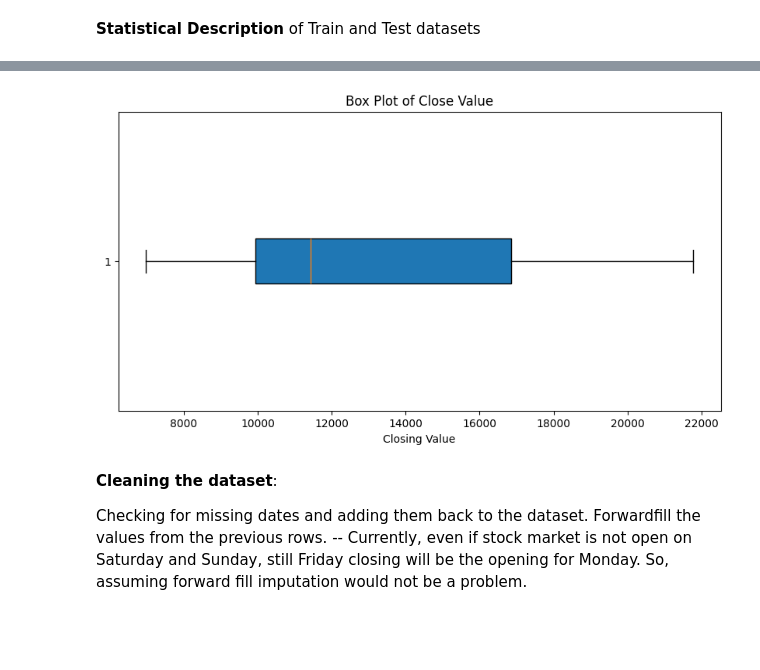
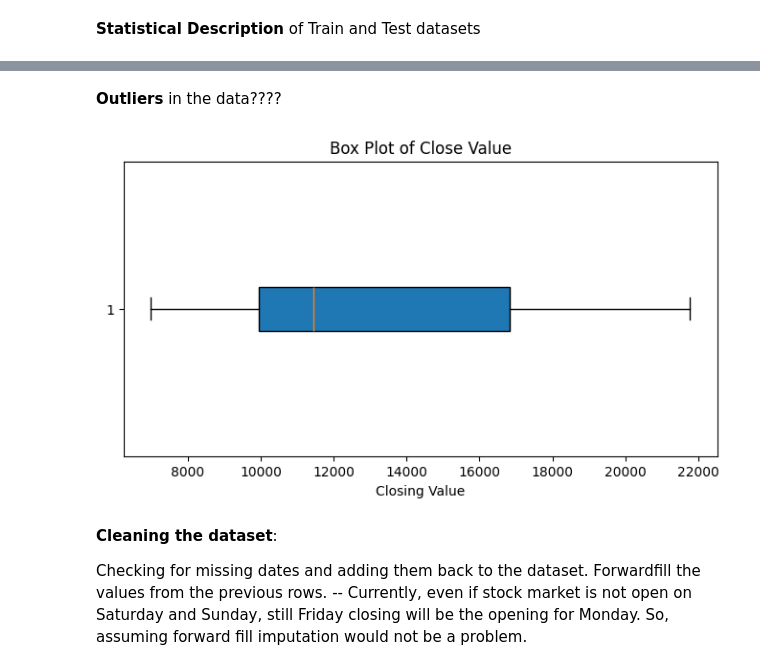
Before and after one commit to aymuos/masters-practise-repo, a Jupyter notebook: TSA_Nifty_50_Project.ipynb, the cells around one changed output, grey strips where cells are left out. Drawn from its saved outputs; the diff is of its cells as text; code cells hidden in the pictures; blank space fills up the shorter version.

```diff
--- a/TSA_Nifty_50_Project.ipynb
+++ b/TSA_Nifty_50_Project.ipynb
@@ -148,16 +153,18 @@ df_test.describe().T
 | Close | 224.0 | 2.339537e+04 | 1.328024e+03 | 21238.80 | 2.218469e+04 | 2.333643e+04 | 2.451466e+04 | 2.621605e+04 |
 | Shares Traded | 223.0 | 3.215961e+08 | 1.075307e+08 | 19064566.00 | 2.550965e+08 | 3.043924e+08 | 3.662012e+08 | 1.006105e+09 |
 | Turnover (? Cr) | 223.0 | 3.298139e+04 | 1.166153e+04 | 1572.77 | 2.686253e+04 | 3.085818e+04 | 3.708592e+04 | 9.378644e+04 |
+# %% [markdown]
+**Outliers** in the data????
 # %%
 # checking if there are any outliers in the data using Box Plot
 
-plt.figure(figsize=(10, 5))
+plt.figure(figsize=(8, 4))
 plt.boxplot(df['Close'],patch_artist = True, vert = 0)
 plt.title('Box Plot of Close Value')
 plt.xlabel('Closing Value')
 plt.show()
 # %% [output]
-[figure, old version]
+[figure, new version]
 # %% [markdown]
 **Cleaning the dataset**:
 
```
Also changed, not shown: parts of 22 cells of this notebook.
